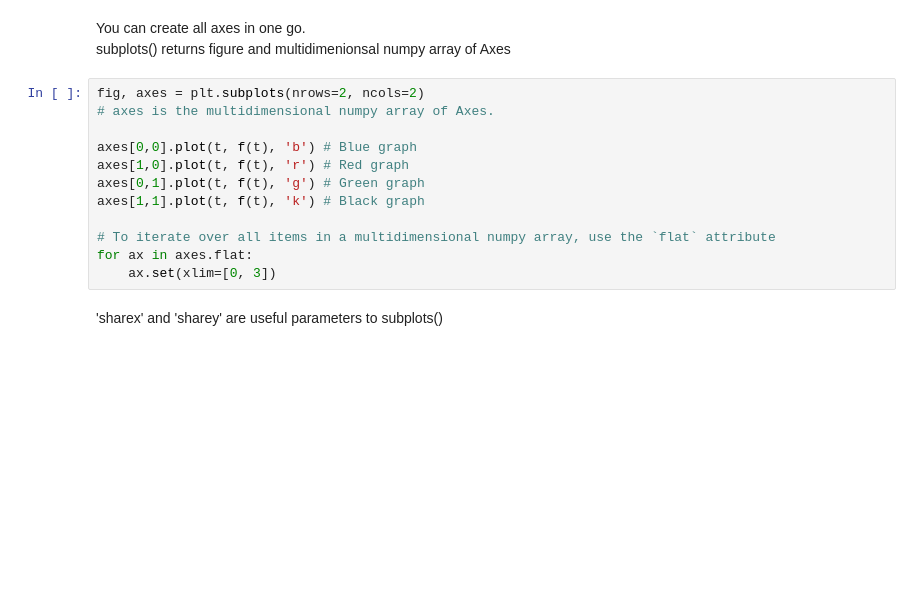
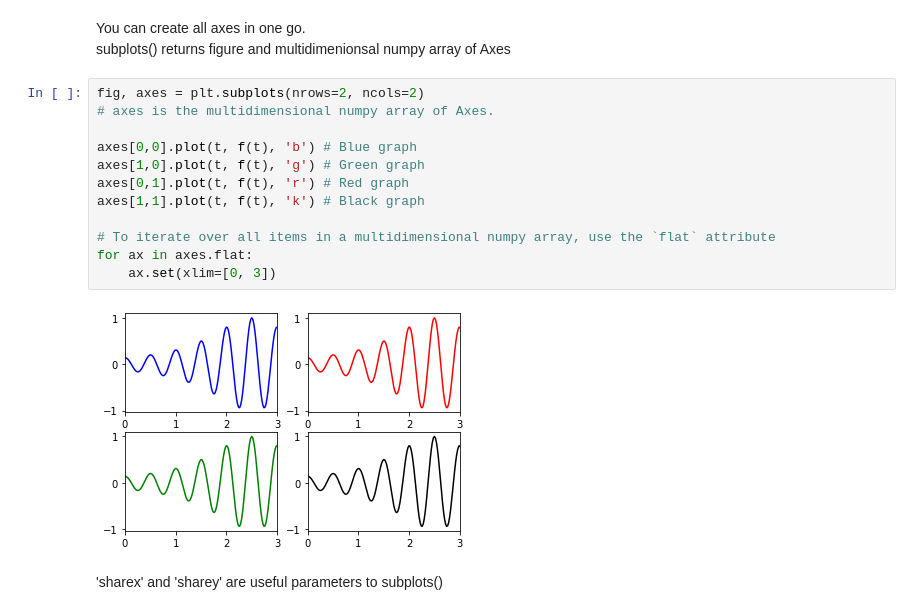
Before and after one commit to krittikaiitb/tutorials, a Jupyter notebook: Matplotlib 2/1.ipynb, the cells around one changed output. Cells and saved outputs as stored; diff of their text form; blank space fills up the shorter version.

```diff
--- a/Matplotlib 2/1.ipynb
+++ b/Matplotlib 2/1.ipynb
@@ -98,15 +121,17 @@ subplots() returns figure and multidimenionsal numpy array of Axes
 # %%
 fig, axes = plt.subplots(nrows=2, ncols=2)
 # axes is the multidimensional numpy array of Axes.
 
 axes[0,0].plot(t, f(t), 'b') # Blue graph
-axes[1,0].plot(t, f(t), 'r') # Red graph
-axes[0,1].plot(t, f(t), 'g') # Green graph
+axes[1,0].plot(t, f(t), 'g') # Green graph
+axes[0,1].plot(t, f(t), 'r') # Red graph
 axes[1,1].plot(t, f(t), 'k') # Black graph
 
 # To iterate over all items in a multidimensional numpy array, use the `flat` attribute
 for ax in axes.flat:
     ax.set(xlim=[0, 3])
+# %% [output]
+[figure, added]
 # %% [markdown]
 'sharex' and 'sharey' are useful parameters to subplots()
 # %%
```
Also changed, not shown: parts of 18 cells of this notebook, 2 other files.
